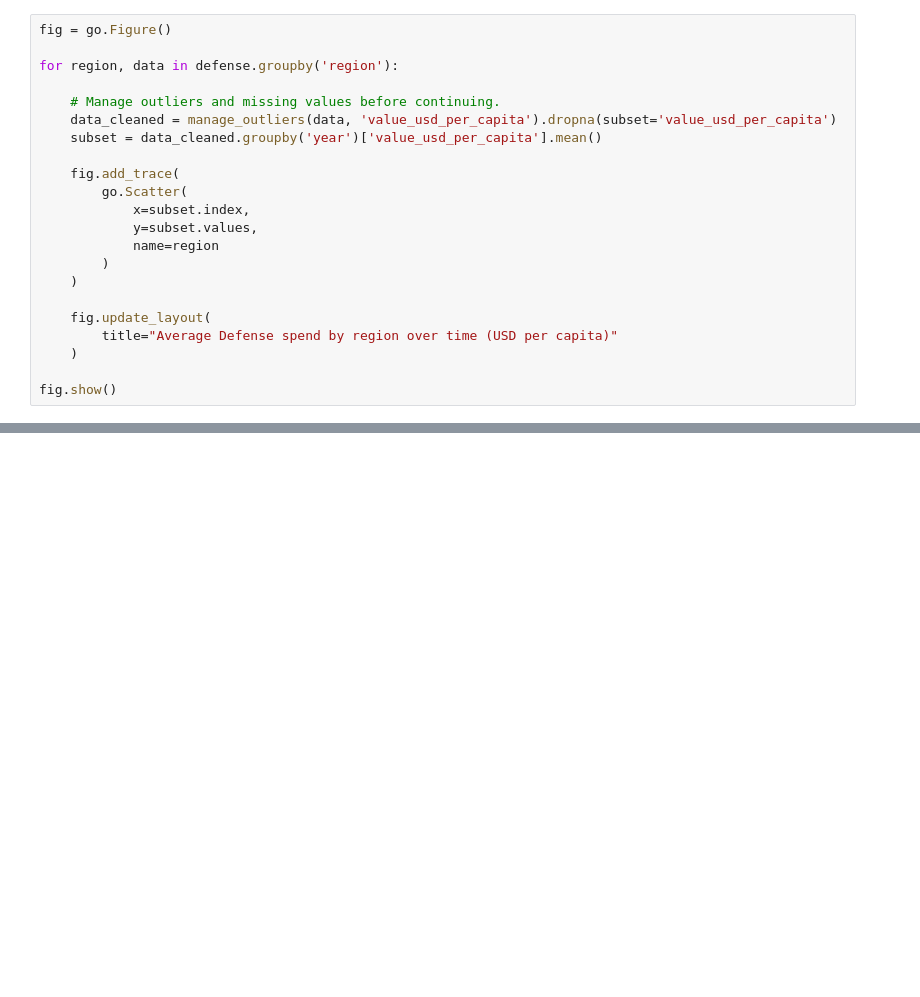
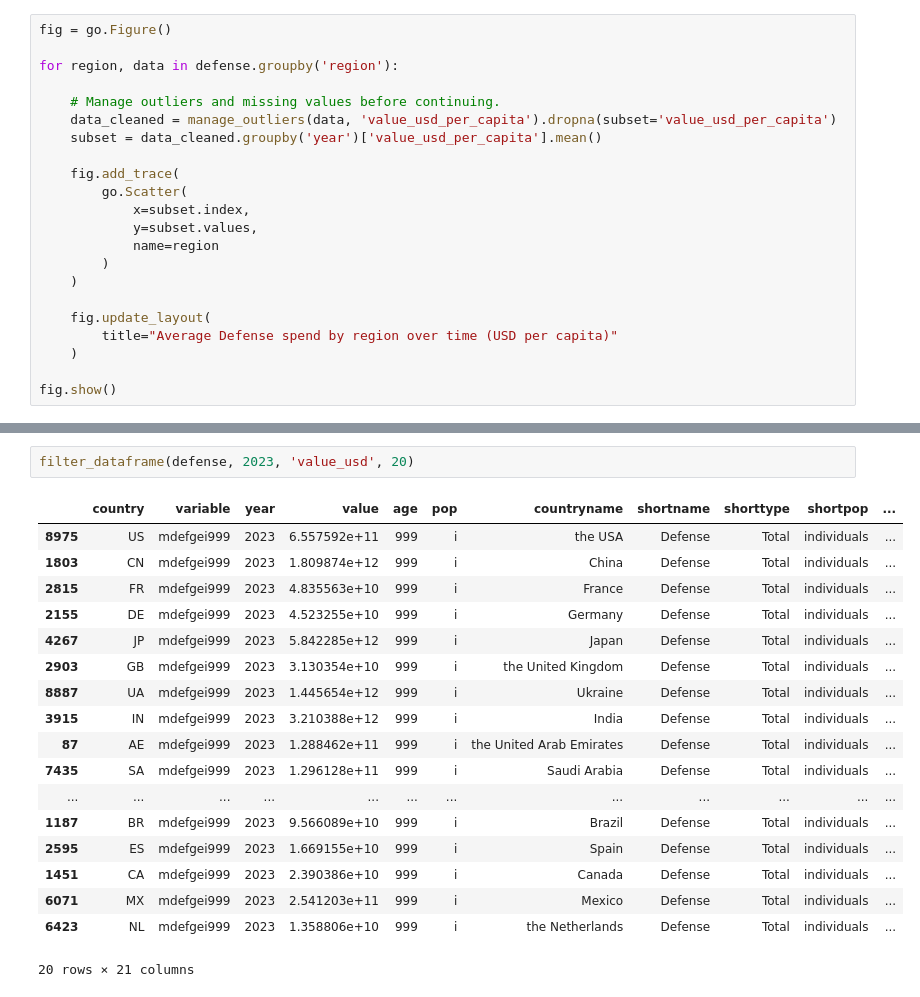
Before and after one commit to aldillon88/world-inequality-analysis, a Jupyter notebook: notebooks/main-eda.ipynb, the cells around one changed output, grey strips where cells are left out. Drawn from its saved outputs; the diff is of its cells as text; blank space fills up the shorter version.

```diff
--- a/notebooks/main-eda.ipynb
+++ b/notebooks/main-eda.ipynb
@@ -538,0 +587,21 @@ fig.show()
+# %%
+filter_dataframe(defense, 2023, 'value_usd', 20)
+# %% [output]
+|  | country | variable | year | value | age | pop | countryname | shortname | shorttype | shortpop | ... |
+| 8975 | US | mdefgei999 | 2023 | 6.557592e+11 | 999 | i | the USA | Defense | Total | individuals | ... |
+| 1803 | CN | mdefgei999 | 2023 | 1.809874e+12 | 999 | i | China | Defense | Total | individuals | ... |
+| 2815 | FR | mdefgei999 | 2023 | 4.835563e+10 | 999 | i | France | Defense | Total | individuals | ... |
+| 2155 | DE | mdefgei999 | 2023 | 4.523255e+10 | 999 | i | Germany | Defense | Total | individuals | ... |
+| 4267 | JP | mdefgei999 | 2023 | 5.842285e+12 | 999 | i | Japan | Defense | Total | individuals | ... |
+| 2903 | GB | mdefgei999 | 2023 | 3.130354e+10 | 999 | i | the United Kingdom | Defense | Total | individuals | ... |
+| 8887 | UA | mdefgei999 | 2023 | 1.445654e+12 | 999 | i | Ukraine | Defense | Total | individuals | ... |
+| 3915 | IN | mdefgei999 | 2023 | 3.210388e+12 | 999 | i | India | Defense | Total | individuals | ... |
+| 87 | AE | mdefgei999 | 2023 | 1.288462e+11 | 999 | i | the United Arab Emirates | Defense | Total | individuals | ... |
+| 7435 | SA | mdefgei999 | 2023 | 1.296128e+11 | 999 | i | Saudi Arabia | Defense | Total | individuals | ... |
+| ... | ... | ... | ... | ... | ... | ... | ... | ... | ... | ... | ... |
+| 1187 | BR | mdefgei999 | 2023 | 9.566089e+10 | 999 | i | Brazil | Defense | Total | individuals | ... |
+| 2595 | ES | mdefgei999 | 2023 | 1.669155e+10 | 999 | i | Spain | Defense | Total | individuals | ... |
+| 1451 | CA | mdefgei999 | 2023 | 2.390386e+10 | 999 | i | Canada | Defense | Total | individuals | ... |
+| 6071 | MX | mdefgei999 | 2023 | 2.541203e+11 | 999 | i | Mexico | Defense | Total | individuals | ... |
+| 6423 | NL | mdefgei999 | 2023 | 1.358806e+10 | 999 | i | the Netherlands | Defense | Total | individuals | ... |
+20 rows × 21 columns
```
Also changed, not shown: parts of 8 cells of this notebook.
